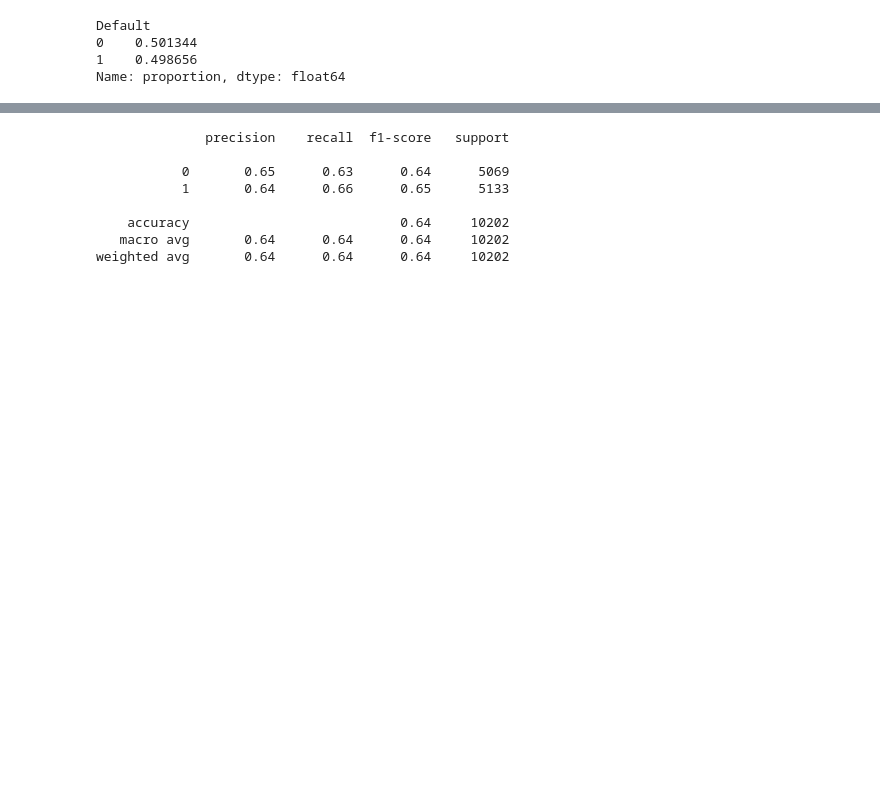
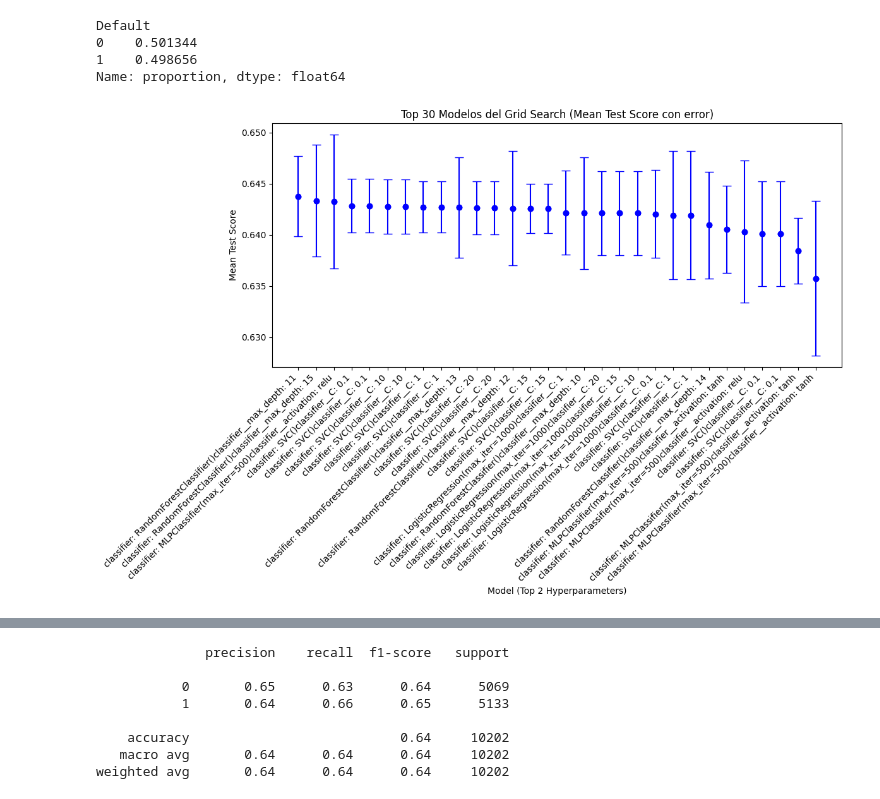
Before and after one commit to ManuelR-D/TPIntegradorCienciaDeDatosUnlam, a Jupyter notebook: TP_EntregablePrestamos.ipynb, the cells around one changed output, grey strips where cells are left out. Cells and saved outputs as stored; diff of their text form; code cells hidden in the pictures; blank space fills up the shorter version.

```diff
--- a/TP_EntregablePrestamos.ipynb
+++ b/TP_EntregablePrestamos.ipynb
@@ -540,3 +540,39 @@ Default
 0    0.501344
 1    0.498656
 Name: proportion, dtype: float64
+# %%
+import matplotlib.pyplot as plt
+import pandas as pd
+
+# Asegúrate de tener los resultados del GridSearchCV
+results_df = pd.DataFrame(grid_search.cv_results_).sort_values(by='mean_test_score', ascending=False)
+
+# Seleccionar los 10 mejores modelos
+top_n = 30
+top_models = results_df.head(top_n)
+
+# Extraer información relevante
+mean_scores = top_models['mean_test_score']
+std_scores = top_models['std_test_score']
+params = top_models['params']
+
+# Crear etiquetas detalladas con el nombre del modelo y los primeros dos parámetros
+labels = [
+    f"".join([f"{k}: {v}" for k, v in  list(param.items())[:2]])
+    for i, param in enumerate(params)
+]
+
+# Crear el gráfico de dispersión
+plt.figure(figsize=(12, 8))
+plt.scatter(range(top_n), mean_scores, color='blue', label='Mean Test Score')
+plt.errorbar(range(top_n), mean_scores, yerr=std_scores, fmt='o', color='blue', capsize=5)
+
+# Añadir etiquetas en el eje X
+plt.xticks(range(top_n), labels, rotation=45, ha='right', fontsize=10)
+plt.ylabel('Mean Test Score')
+plt.xlabel('Model (Top 2 Hyperparameters)')
+plt.title('Top 30 Modelos del Grid Search (Mean Test Score con error)')
+plt.tight_layout()
+plt.show()
+# %% [output]
+[figure, added]
```
Also changed, not shown: parts of 2 cells of this notebook.
